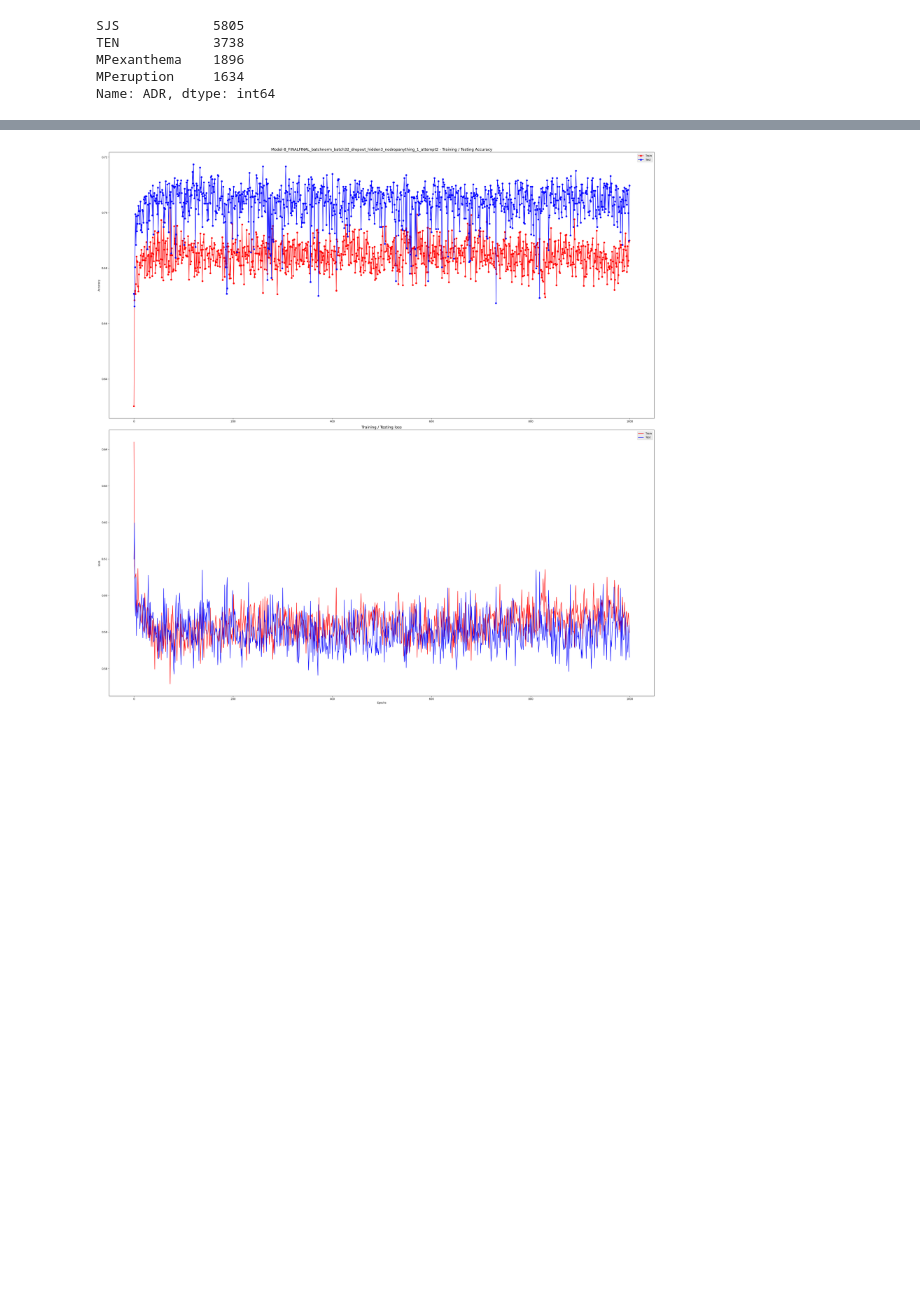
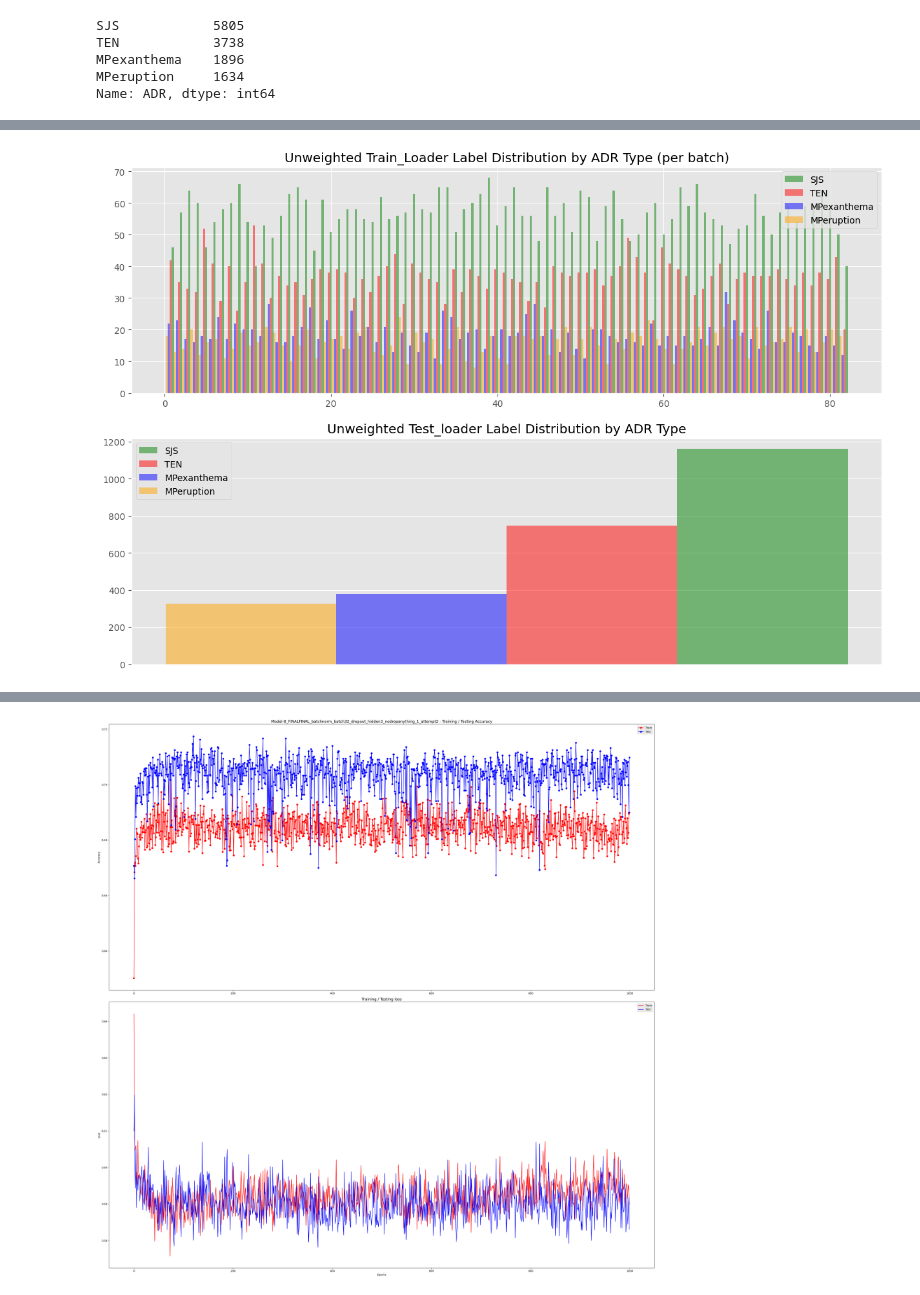
Before and after one commit to akumaharit/PredictingType2ADRwithHLAandMorgan, a Jupyter notebook: code/4 - Training & Testing/1 YesorNO ADR Model (Experiment) BatchNorm.ipynb, the cells around one changed output, grey strips where cells are left out. Cells and saved outputs as stored; diff of their text form; code cells hidden in the pictures; blank space fills up the shorter version.

```diff
--- a/code/4 - Training & Testing/1 YesorNO ADR Model (Experiment) BatchNorm.ipynb
+++ b/code/4 - Training & Testing/1 YesorNO ADR Model (Experiment) BatchNorm.ipynb
@@ -196,0 +184,43 @@ def get_dataloader_distribution(*args):
+# %%
+# Function to check dataloader classes distribution
+def get_dataloader_distribution_manyclass(*args, label = None):
+    graph_no = len(args)
+    fig, ax = plt.subplots(graph_no,1)
+
+    for index, dataloader in enumerate(args):
+        batch_no = [x+1 for x in range(len(dataloader))]
+        class_0_count = []
+        class_1_count = []
+        class_2_count = []
+        class_3_count = []
+        batch_count = []
+
+        for i, (data,target) in enumerate(dataloader):
+            tocount = pd.DataFrame(data[:,0].numpy()).value_counts()
+            batch_count.append(i+1)
+            class_0_count.append(tocount[0.0])
+            class_1_count.append(tocount[1.0])
+            class_2_count.append(tocount[2.0])
+            class_3_count.append(tocount[3.0])
+
+        X_axis = np.arange(1,len(batch_count)+1,1)
+
+
+        fig.set_figwidth(15)
+        fig.set_figheight(10)
+        ax[index].set_xlabel="Batch Number"
+        ax[index].set_ylabel="No. Datapoints"
+        ax[index].bar(X_axis,class_0_count,width=(1/4) ,label = "SJS",color='green',alpha=0.5)
+        ax[index].bar(X_axis-(1/4),class_1_count,width=(1/4), label = 'TEN',color='red',alpha=0.5)
+        ax[index].bar(X_axis-(2/4),class_2_count,width=(1/4), label = 'MPexanthema',color='blue',alpha=0.5)
+        ax[index].bar(X_axis-(3/4),class_3_count,width=(1/4), label = 'MPeruption',color='orange',alpha=0.5)
+        #ax.set_xticks(X_axis+width)
+        ax[index].legend()
+
+    ax[0].set_title(f"{label} Train_Loader Label Distribution by ADR Type (per batch)")
+    ax[1].set_title(f"{label} Test_loader Label Distribution by ADR Type")
+    ax[1].set_xticks([])
+    plt.show()
+# %%
+train_loader, test_loader = get_dataloaders(128)
+train_loader_unweight, test_loader_unweight = get_dataloaders_NOweight(128)
@@ -196,0 +268,4 @@ def get_dataloader_distribution(*args):
+# %%
+get_dataloader_distribution_manyclass(train_loader_unweight, test_loader_unweight, label = "Unweighted")
+# %% [output]
+[figure, added]
```
Also changed, not shown: parts of 38 cells of this notebook, 3 other files.
